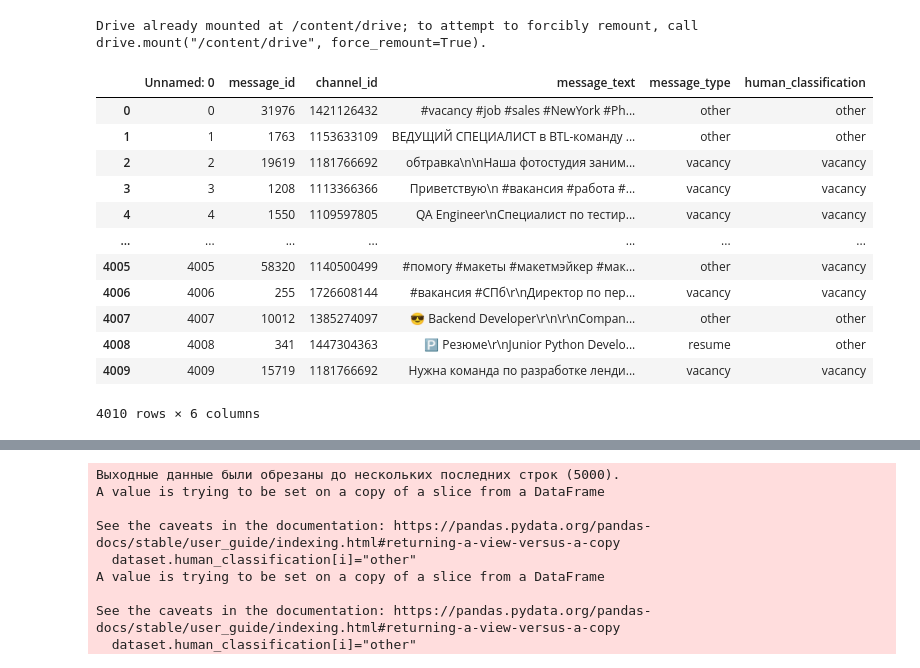
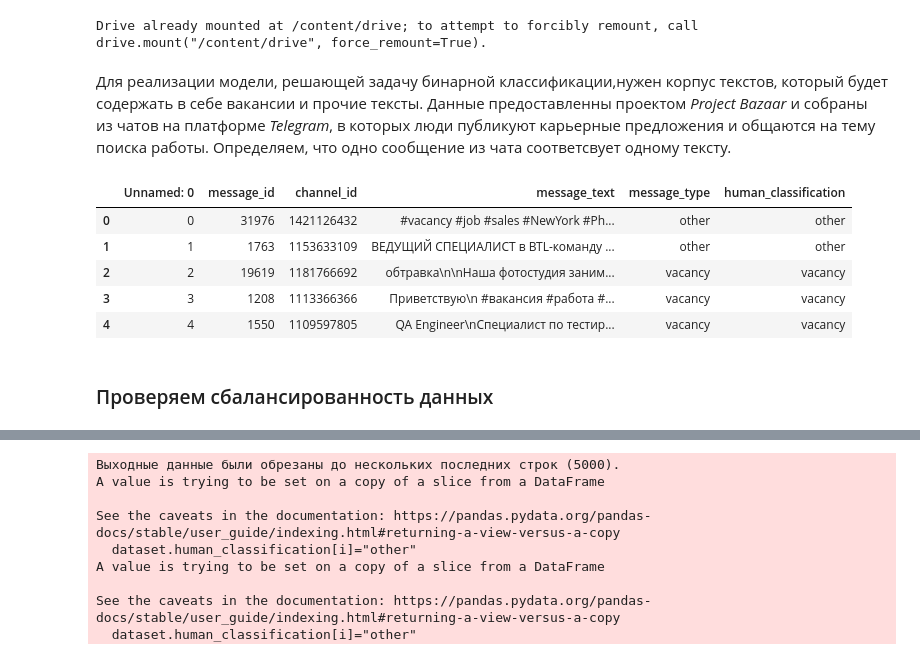
Before and after one commit to konstantin224/-, a Jupyter notebook: Классифкация_вакансий.ipynb, the cells around one changed output, grey strips where cells are left out. Cells and saved outputs as stored; diff of their text form; code cells hidden in the pictures.

```diff
--- a/Классифкация_вакансий.ipynb
+++ b/Классифкация_вакансий.ipynb
@@ -7,24 +22,21 @@ from google.colab import drive
 drive.mount('/content/drive')
 # %% [output]
 Drive already mounted at /content/drive; to attempt to forcibly remount, call drive.mount("/content/drive", force_remount=True).
+# %% [markdown]
+Для реализации модели, решающей задачу бинарной классификации,нужен корпус текстов, который будет содержать в себе вакансии и прочие тексты. Данные предоставленны проектом *Project Bazaar* и собраны из чатов на платформе *Telegram*, в которых люди публикуют карьерные предложения и общаются на тему поиска работы. Определяем, что одно сообщение из чата соответсвует одному тексту.
 # %%
 dataset = pd.read_csv('/content/drive/MyDrive/dataset_all.csv', delimiter='	', encoding='utf-8')
 # %%
-dataset
+dataset.head()
 # %% [output]
 |  | Unnamed: 0 | message_id | channel_id | message_text | message_type | human_classification |
 | 0 | 0 | 31976 | 1421126432 | #vacancy #job #sales #NewYork #Ph... | other | other |
 | 1 | 1 | 1763 | 1153633109 | ВЕДУЩИЙ СПЕЦИАЛИСТ в BTL-команду ... | other | other |
 | 2 | 2 | 19619 | 1181766692 | обтравка\n\nНаша фотостудия заним... | vacancy | vacancy |
 | 3 | 3 | 1208 | 1113366366 | Приветствую\n #вакансия #работа #... | vacancy | vacancy |
 | 4 | 4 | 1550 | 1109597805 | QA Engineer\nСпециалист по тестир... | vacancy | vacancy |
-| ... | ... | ... | ... | ... | ... | ... |
-| 4005 | 4005 | 58320 | 1140500499 | #помогу #макеты #макетмэйкер #мак... | other | vacancy |
-| 4006 | 4006 | 255 | 1726608144 | #вакансия #СПб\r\nДиректор по пер... | vacancy | vacancy |
-| 4007 | 4007 | 10012 | 1385274097 | 😎 Backend Developer\r\n\r\nCompan... | other | other |
-| 4008 | 4008 | 341 | 1447304363 | 🅿️ Резюме\r\nJunior Python Develo... | resume | other |
-| 4009 | 4009 | 15719 | 1181766692 | Нужна команда по разработке ленди... | vacancy | vacancy |
-4010 rows × 6 columns
+# %% [markdown]
+### Проверяем сбалансированность данных
 # %%
 # @title human_classification
 
```
Also changed, not shown: parts of 94 cells of this notebook.
